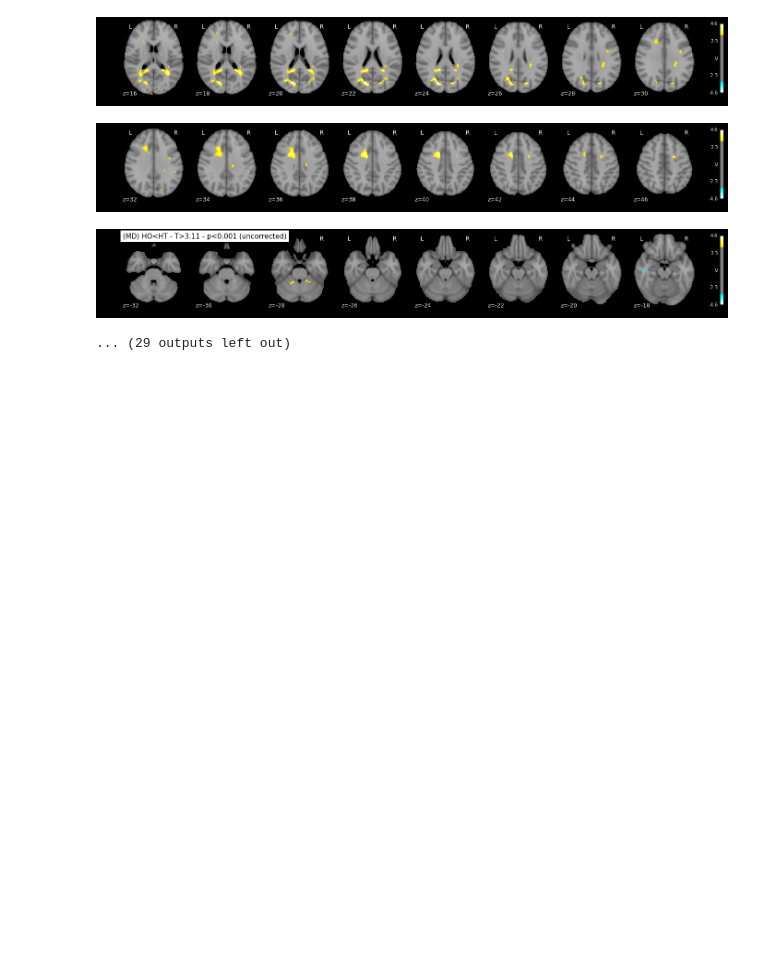
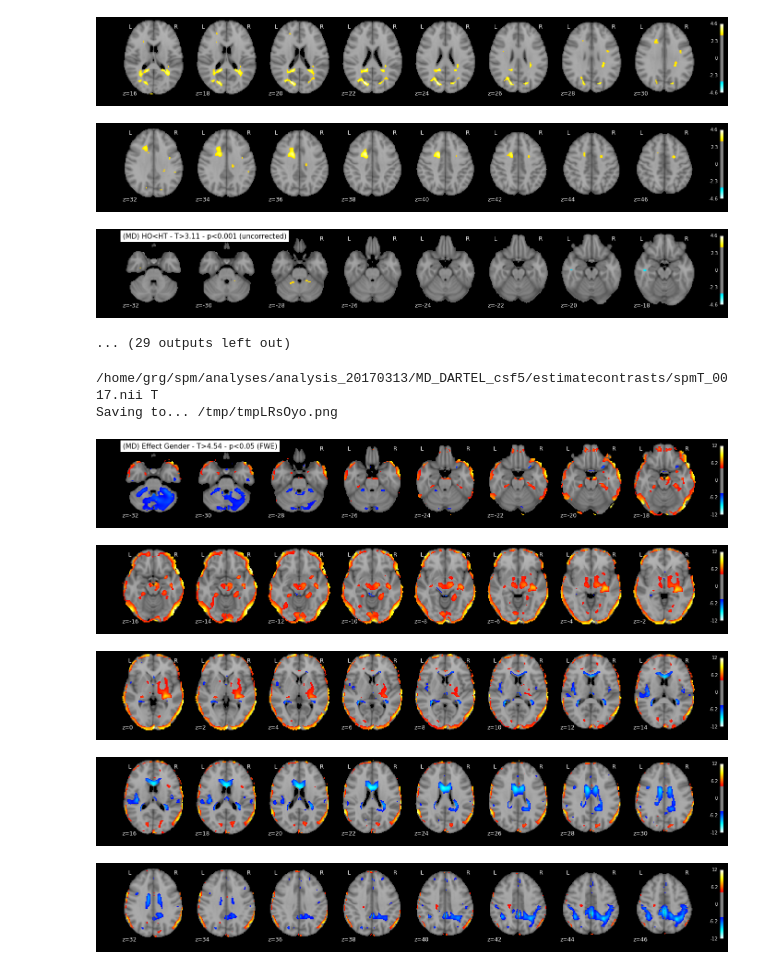
Before and after one commit to xgrg/alfa, a Jupyter notebook: notebooks/SPM/DARTEL/Exploring results (MD maps DARTEL CSF0.5) (just ApoE groups and linear age).ipynb, the cells around one changed output. Cells and saved outputs as stored; diff of their text form; code cells hidden in the pictures; blank space fills up the shorter version.

```diff
--- a/notebooks/SPM/DARTEL/Exploring results (MD maps DARTEL CSF0.5) (just ApoE groups and linear age).ipynb
+++ b/notebooks/SPM/DARTEL/Exploring results (MD maps DARTEL CSF0.5) (just ApoE groups and linear age).ipynb
@@ -99,3 +99,13 @@ Saving to... /tmp/tmpPPUx76.png
 [figure]
 [figure]
 ... (29 outputs left out)
+# %%
+sections = sections_allcontrasts(analysis_wd, paramtype, axis='z', contrasts='ender', mode='FWE')
+# %% [output]
+/home/grg/spm/analyses/analysis_20170313/MD_DARTEL_csf5/estimatecontrasts/spmT_0017.nii T
+Saving to... /tmp/tmpLRsOyo.png
+[figure, added]
+[figure, added]
+[figure, added]
+[figure, added]
+[figure, added]
```
Also changed, not shown: parts of 1 cell of this notebook, 7 other files.
